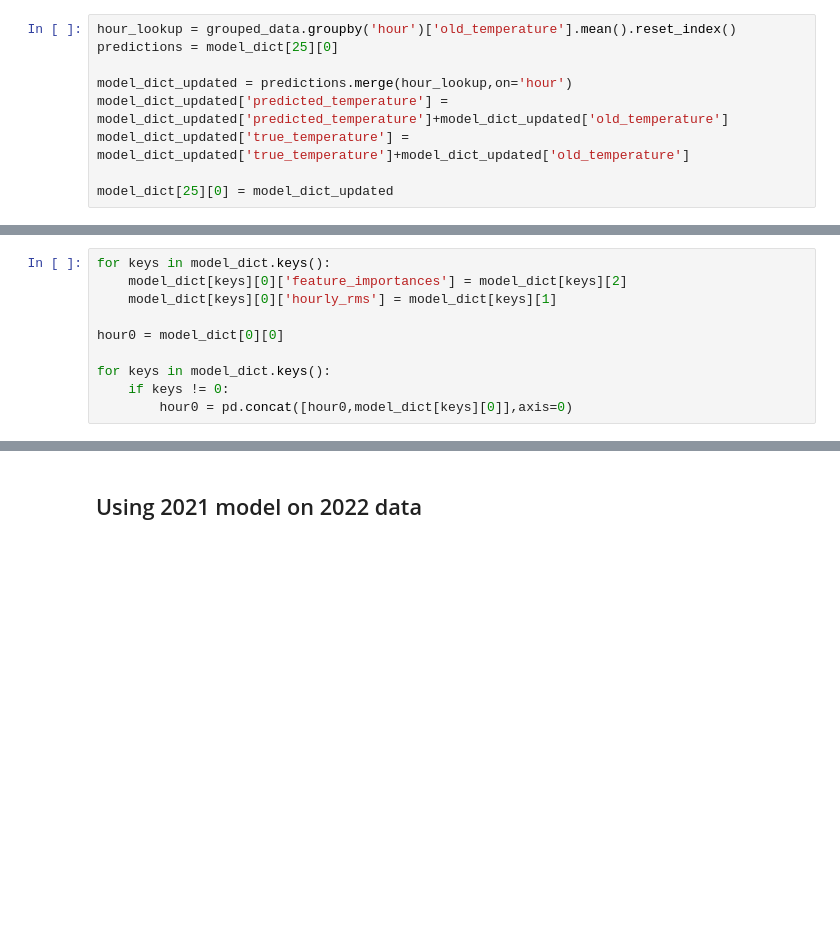
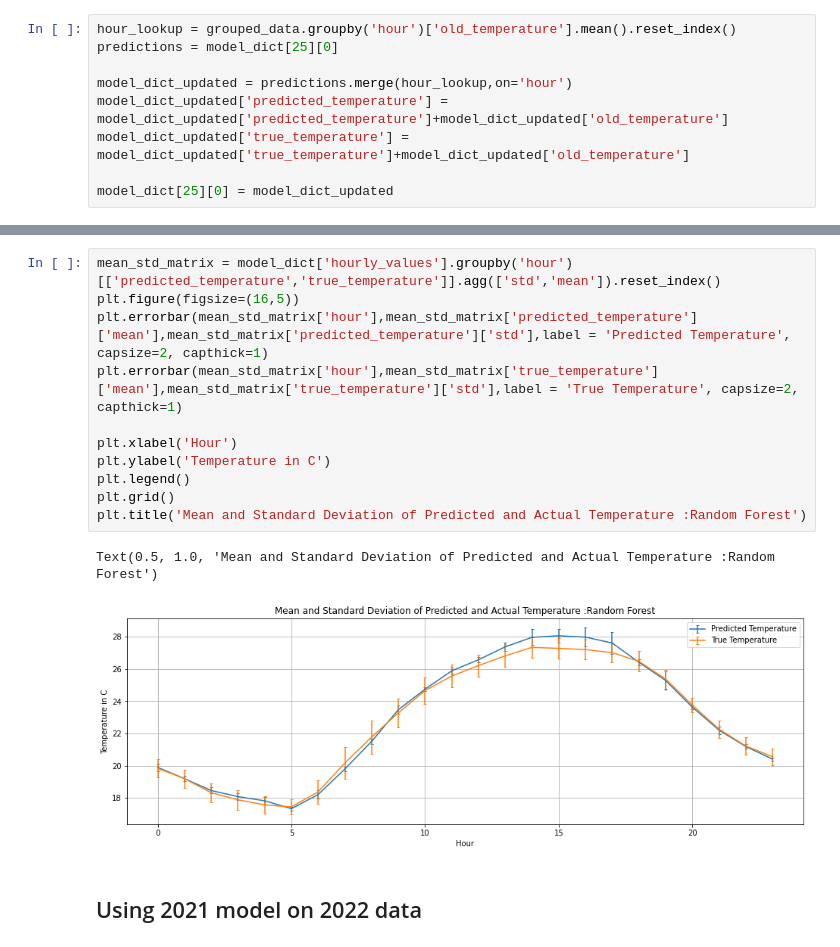
Before and after one commit to khatrigaurav/temperature_modelling, a Jupyter notebook: Analytics/00 Modeller.ipynb, the cells around one changed output, grey strips where cells are left out. Cells and saved outputs as stored; diff of their text form; blank space fills up the shorter version.

```diff
--- a/Analytics/00 Modeller.ipynb
+++ b/Analytics/00 Modeller.ipynb
@@ -426,10 +334,0 @@ Feature importances not available
-# %%
-for keys in model_dict.keys():
-    model_dict[keys][0]['feature_importances'] = model_dict[keys][2]
-    model_dict[keys][0]['hourly_rms'] = model_dict[keys][1]
-
-hour0 = model_dict[0][0]
-
-for keys in model_dict.keys():
-    if keys != 0:
-        hour0 = pd.concat([hour0,model_dict[keys][0]],axis=0)
@@ -490,3 +335,17 @@ plt.grid()
+# %%
+mean_std_matrix = model_dict['hourly_values'].groupby('hour')[['predicted_temperature','true_temperature']].agg(['std','mean']).reset_index()
+plt.figure(figsize=(16,5))
+plt.errorbar(mean_std_matrix['hour'],mean_std_matrix['predicted_temperature']['mean'],mean_std_matrix['predicted_temperature']['std'],label = 'Predicted Temperature', capsize=2, capthick=1)
+plt.errorbar(mean_std_matrix['hour'],mean_std_matrix['true_temperature']['mean'],mean_std_matrix['true_temperature']['std'],label = 'True Temperature', capsize=2, capthick=1)
+
+plt.xlabel('Hour')
+plt.ylabel('Temperature in C')
+plt.legend()
+plt.grid()
+plt.title('Mean and Standard Deviation of Predicted and Actual Temperature :Random Forest')
+# %% [output]
+Text(0.5, 1.0, 'Mean and Standard Deviation of Predicted and Actual Temperature :Random Forest')
+[figure, added]
 # %% [markdown]
 ## Using 2021 model on 2022 data
 # %%
```
Also changed, not shown: parts of 33 cells of this notebook, 4 other files.
